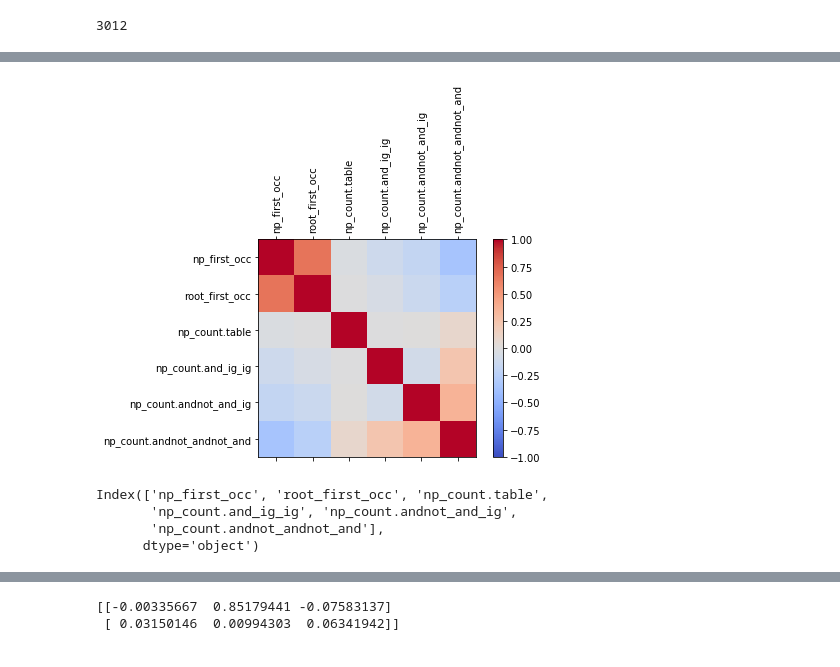
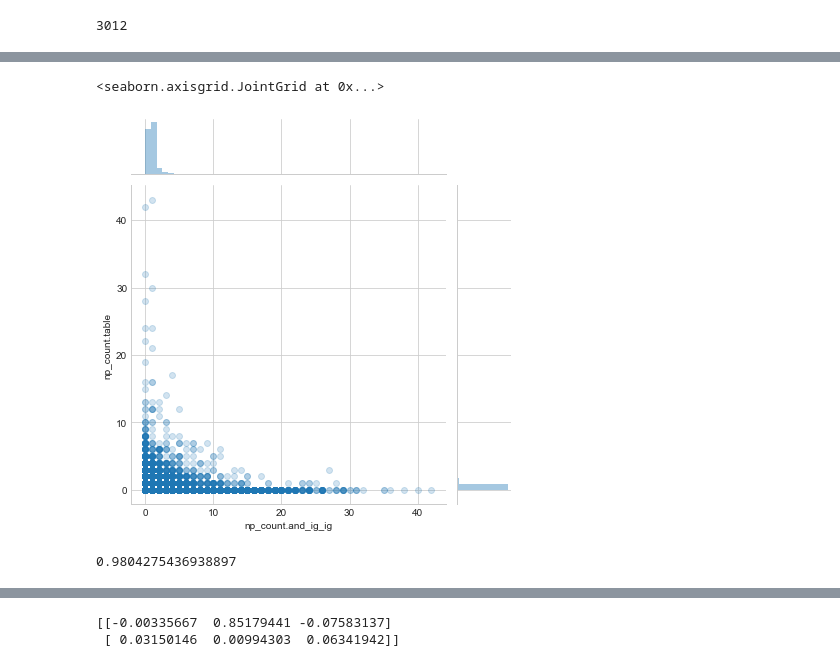
Before and after one commit to alexander-belikov/article_analysis, a Jupyter notebook: notebooks/np_desc.ipynb, the cells around one changed output, grey strips where cells are left out. Cells and saved outputs as stored; diff of their text form; code cells hidden in the pictures.

```diff
--- a/notebooks/np_desc.ipynb
+++ b/notebooks/np_desc.ipynb
@@ -89,23 +84,13 @@ df2.corr()
-# %%
-#Calculate and plot correlation coefficients
-df1_corr = df2.corr()
-fig = plt.figure()
-ax = fig.add_subplot(111)
-cax = ax.matshow(df1_corr,cmap='coolwarm', vmin=-1, vmax=1)
-fig.colorbar(cax)
-ticks = np.arange(0,len(df2.columns),1)
-ax.set_xticks(ticks)
-plt.xticks(rotation=90)
-ax.set_yticks(ticks)
-ax.set_xticklabels(df2.columns)
-ax.set_yticklabels(df2.columns)
-plt.show()
-# %% [output]
-[figure, removed]
-# %%
-df2.columns
-# %% [output]
-Index(['np_first_occ', 'root_first_occ', 'np_count.table',
-       'np_count.and_ig_ig', 'np_count.andnot_and_ig',
-       'np_count.andnot_andnot_and'],
-      dtype='object')
+# %%
+sns.jointplot('np_count.and_ig_ig', 'np_count.table', df2, alpha=0.2)
+# %% [output]
+<seaborn.axisgrid.JointGrid at 0x...>
+[figure, added]
+# %%
+thr = 10
+mask_bottom = ((df2['np_count.andnot_and_ig'] < 10) & (df2['np_count.and_ig_ig'] < 10)
+               & (df2['np_count.table'] < 10))
+df3 = df2.loc[mask_bottom].copy()
+df3.shape[0]/df2.shape[0]
+# %% [output]
+0.9804275436938897
```
Also changed, not shown: parts of 16 cells of this notebook.
